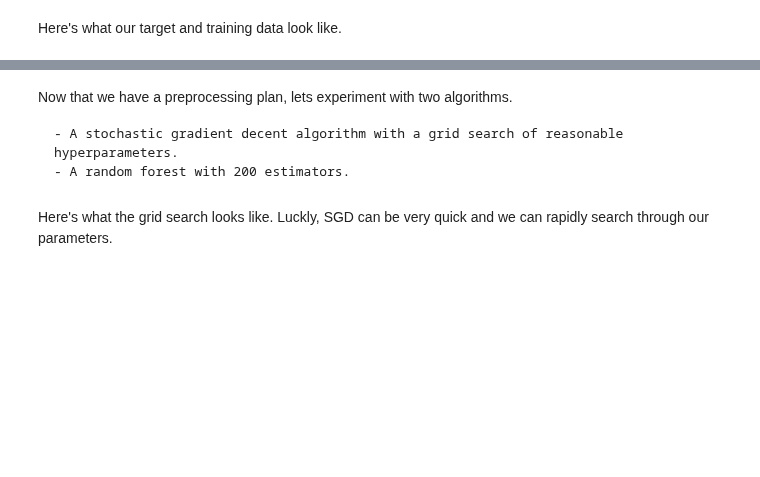
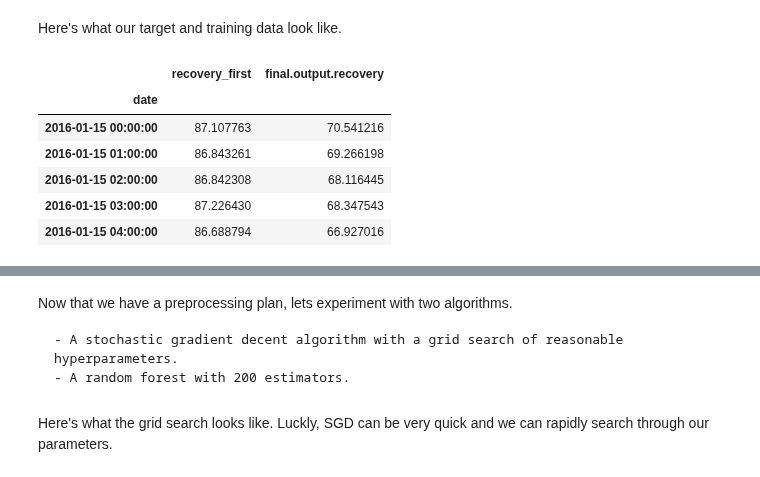
Before and after one commit to jordwil/ds_blog, a Jupyter notebook: _notebooks/2020-07-30-int-project-gold.ipynb, the cells around one changed output, grey strips where cells are left out. Cells and saved outputs as stored; diff of their text form; code cells hidden in the pictures; blank space fills up the shorter version.

```diff
--- a/_notebooks/2020-07-30-int-project-gold.ipynb
+++ b/_notebooks/2020-07-30-int-project-gold.ipynb
@@ -375,6 +366,16 @@ def smape_score(y: np.array, y_pred: np.array) -> float:
     return final_score
 # %% [markdown]
 Here's what our target and training data look like.
+# %%
+y_train.head()
+# %% [output]
+|  | recovery_first | final.output.recovery |
+| date |  |  |
+| 2016-01-15 00:00:00 | 87.107763 | 70.541216 |
+| 2016-01-15 01:00:00 | 86.843261 | 69.266198 |
+| 2016-01-15 02:00:00 | 86.842308 | 68.116445 |
+| 2016-01-15 03:00:00 | 87.226430 | 68.347543 |
+| 2016-01-15 04:00:00 | 86.688794 | 66.927016 |
 # %%
 X_train.head()
 # %% [output]
```
Also changed, not shown: parts of 36 cells of this notebook.
